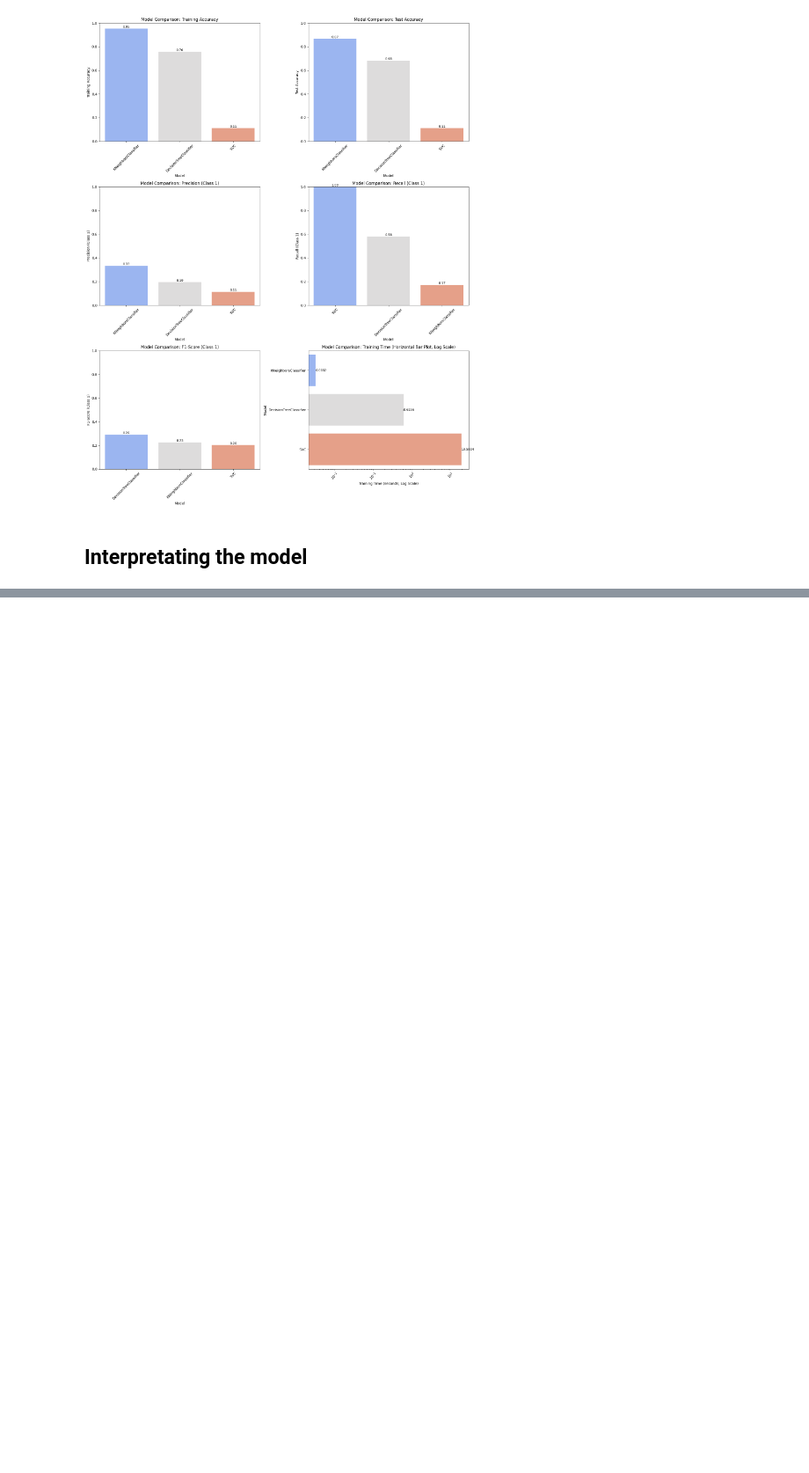
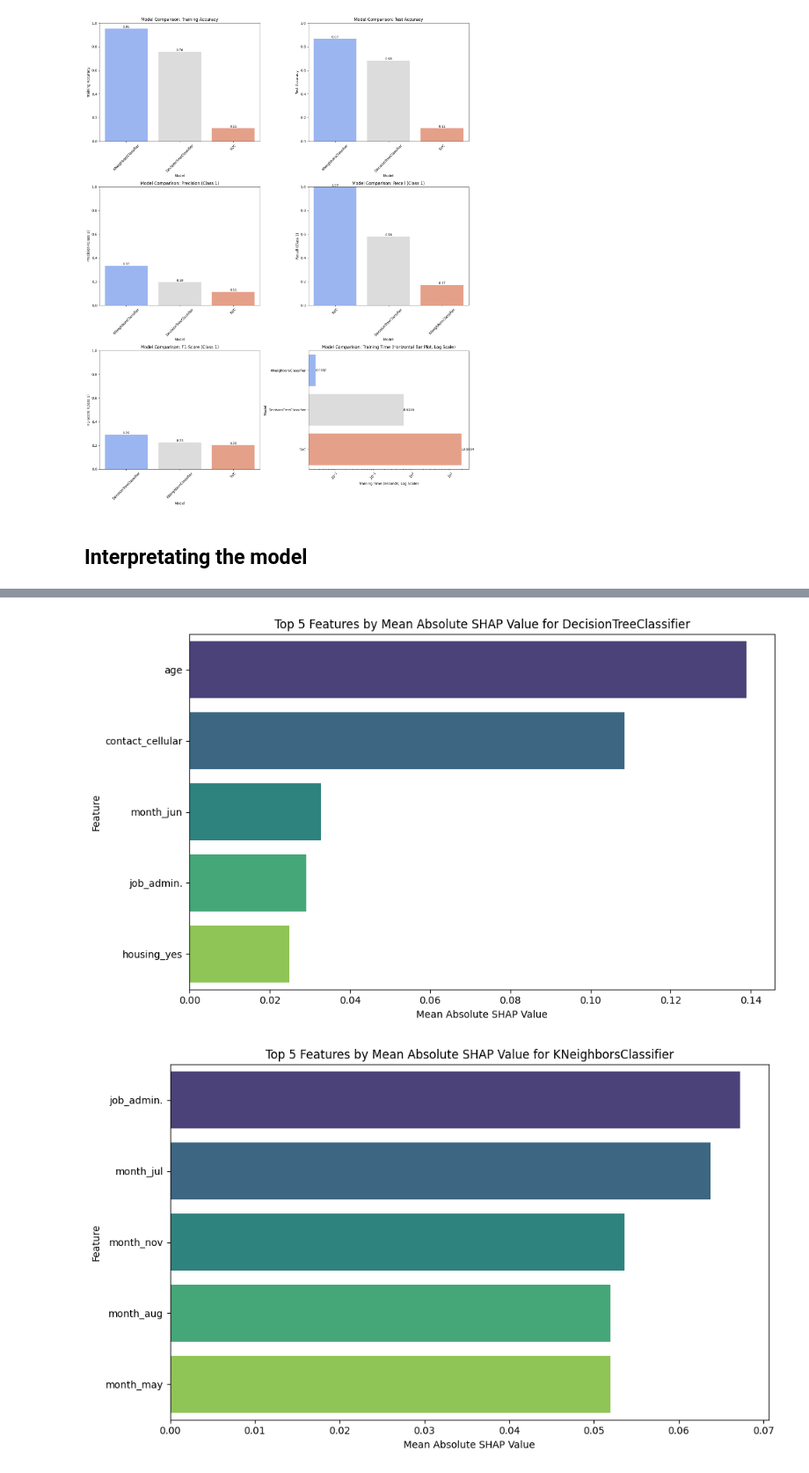
Before and after one commit to tnralakus/subscription_prediction, a Jupyter notebook: prompt_III.ipynb, the cells around one changed output, grey strips where cells are left out. Shown at 88% size. Cells and saved outputs as stored; diff of their text form; code cells hidden in the pictures; blank space fills up the shorter version.

```diff
--- a/prompt_III.ipynb
+++ b/prompt_III.ipynb
@@ -1310,0 +1310,19 @@ plot_feature_importance(best_dt_model_with_balanced, all_column_names, 'Tuned De
+# %%
+def plot_shap_top_features(model_shap_data, feature_names, top_n=5):
+    for model_name, shap_values in model_shap_data.items():
+        # Use the get_top_shap_features function to retrieve the DataFrame
+        top_features_df = get_top_shap_features(shap_values, feature_names, top_n)
+
+        plt.figure(figsize=(10, 6))
+        sns.barplot(x='Mean_Abs_SHAP', y='Feature', data=top_features_df, palette='viridis')
+        plt.title(f'Top {top_n} Features by Mean Absolute SHAP Value for {model_name}')
+        plt.xlabel('Mean Absolute SHAP Value')
+        plt.ylabel('Feature')
+        plt.tight_layout()
+        plt.show()
+
+# Call the function to visualize the top SHAP features for all models
+plot_shap_top_features(model_shap_data, all_column_names, top_n=5)
+# %% [output]
+[figure, added]
+[figure, added]
```
Also changed, not shown: parts of 11 cells of this notebook.
